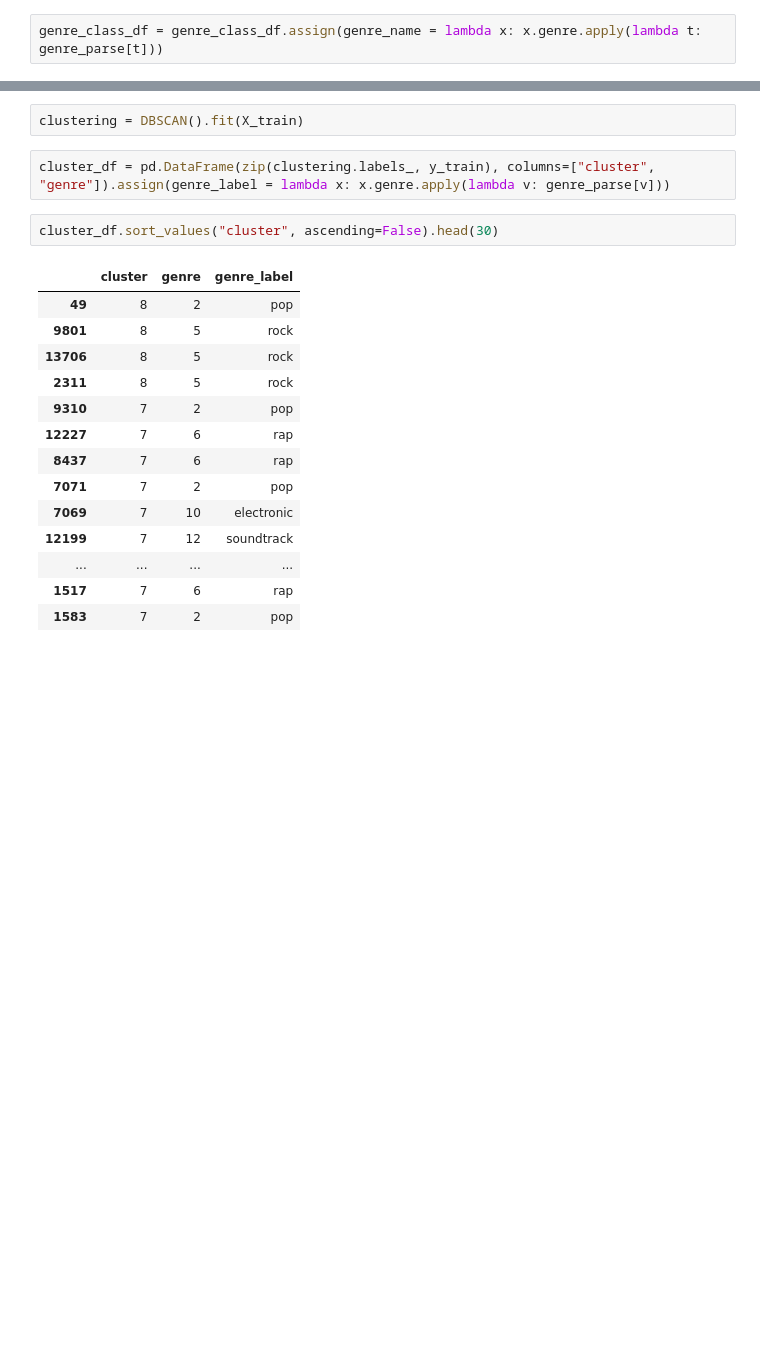
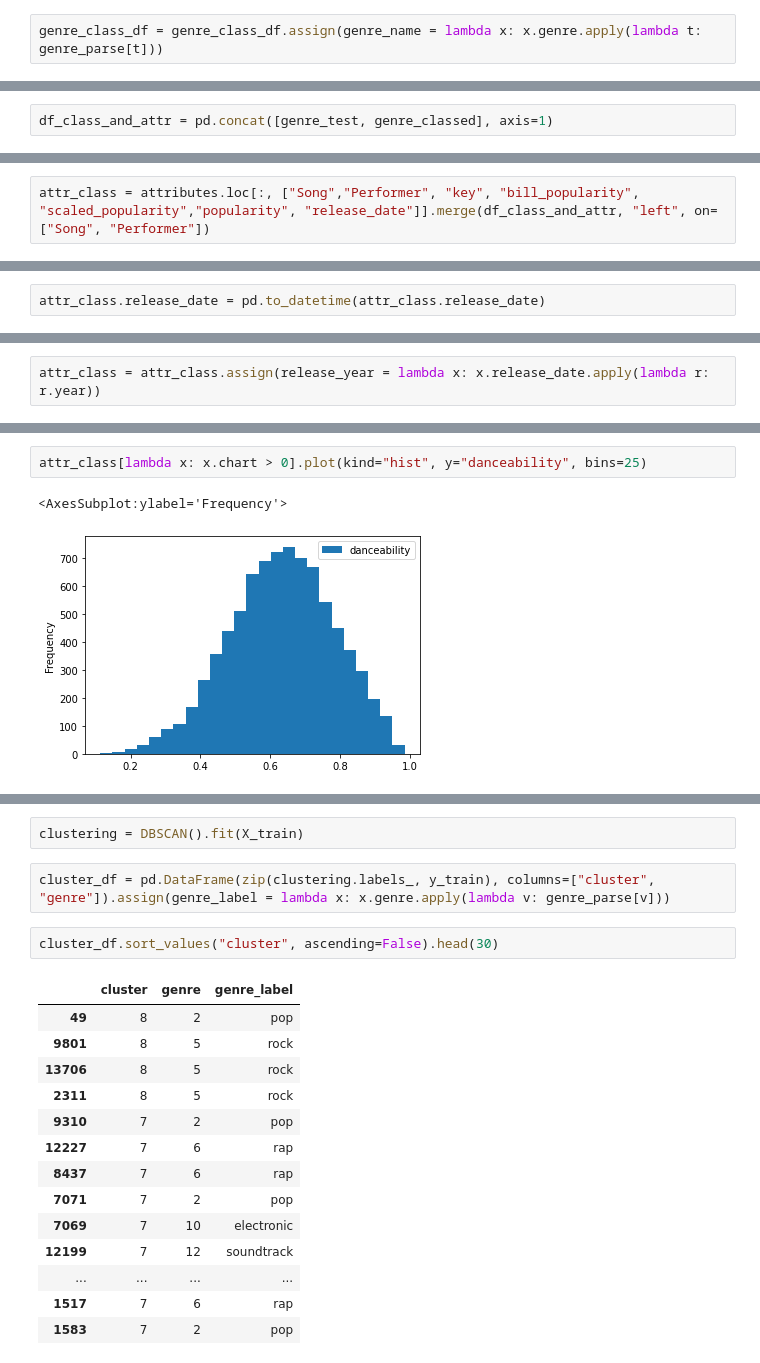
Before and after one commit to kyle-rgb/Spotify_Project, a Jupyter notebook: notebooks/New_Class.ipynb, the cells around one changed output, grey strips where cells are left out. Saved outputs shown, nothing was run; the diff lists cells and outputs as text; blank space fills up the shorter version.

```diff
--- a/notebooks/New_Class.ipynb
+++ b/notebooks/New_Class.ipynb
@@ -256,0 +254,2 @@ classifies_df.groupby("chart").mean()
+# %%
+df_class_and_attr = pd.concat([genre_test, genre_classed], axis=1)
@@ -256,0 +313,2 @@ classifies_df.groupby("chart").mean()
+# %%
+attr_class = attributes.loc[:, ["Song","Performer", "key", "bill_popularity", "scaled_popularity","popularity", "release_date"]].merge(df_class_and_attr, "left", on=["Song", "Performer"])
@@ -256,0 +381,2 @@ classifies_df.groupby("chart").mean()
+# %%
+attr_class.release_date = pd.to_datetime(attr_class.release_date)
@@ -256,0 +470,2 @@ classifies_df.groupby("chart").mean()
+# %%
+attr_class = attr_class.assign(release_year = lambda x: x.release_date.apply(lambda r: r.year))
@@ -256,0 +515,5 @@ classifies_df.groupby("chart").mean()
+# %%
+attr_class[lambda x: x.chart > 0].plot(kind="hist", y="danceability", bins=25)
+# %% [output]
+<AxesSubplot:ylabel='Frequency'>
+[figure, added]
```
Also changed, not shown: parts of 71 cells of this notebook, 2 other files.
